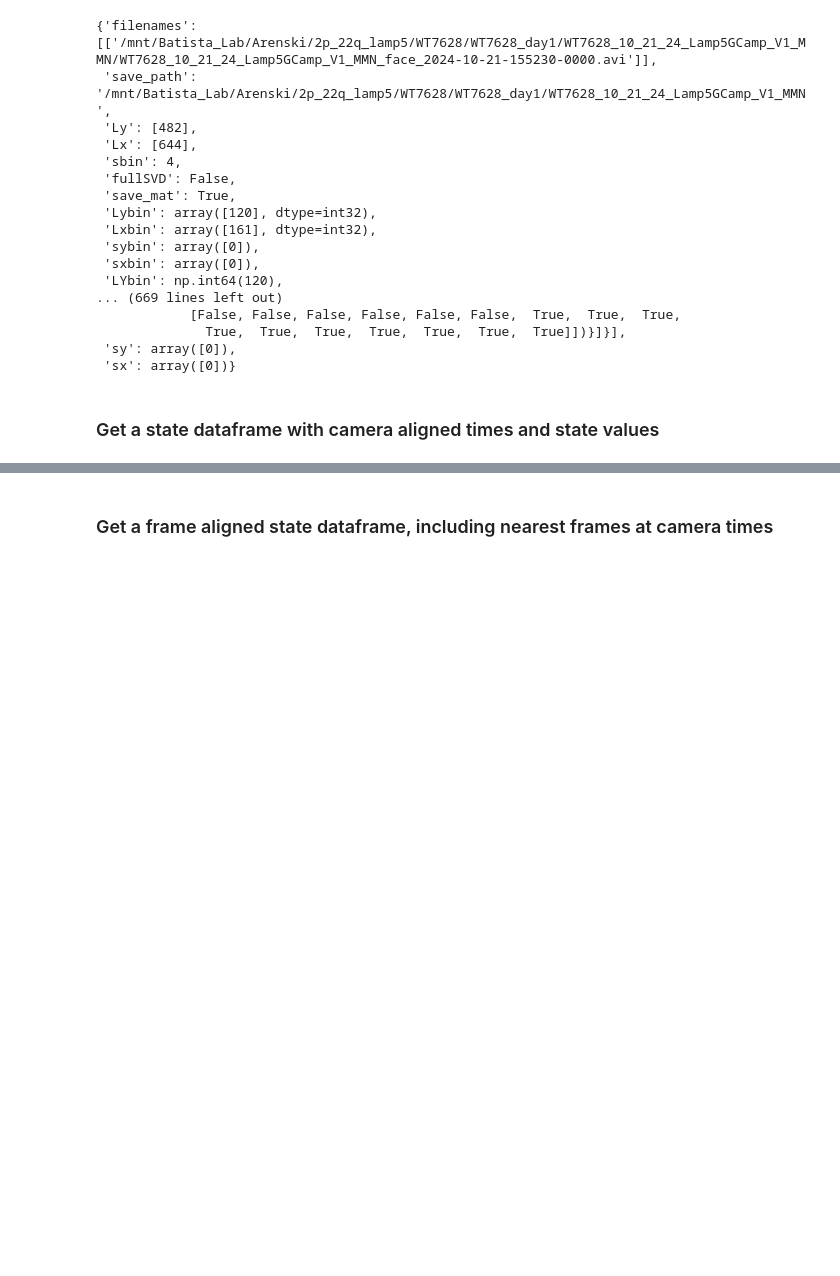
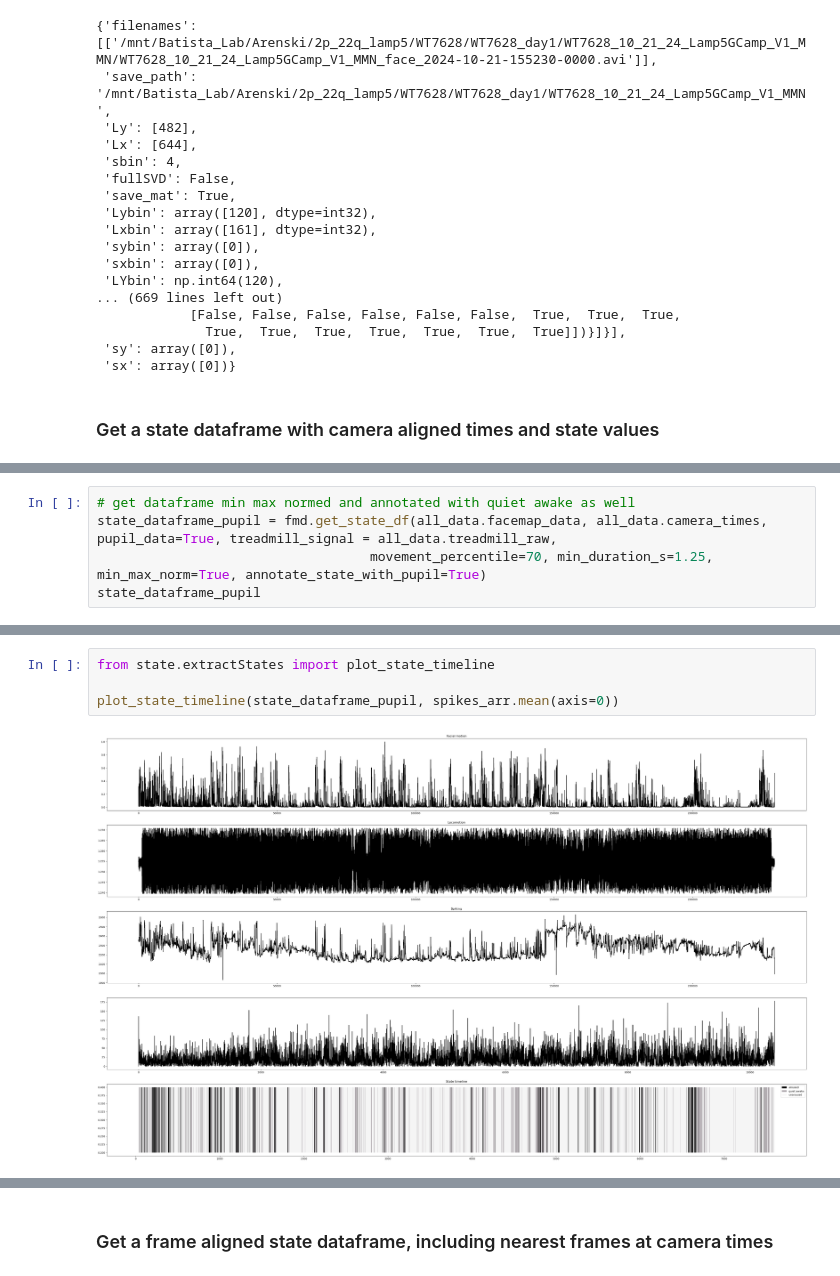
Before and after one commit to giannamattessich/BB_2P_Pipeline, a Jupyter notebook: tutorial.ipynb, the cells around one changed output, grey strips where cells are left out. Drawn from its saved outputs; the diff is of its cells as text; blank space fills up the shorter version.

```diff
--- a/tutorial.ipynb
+++ b/tutorial.ipynb
@@ -240,0 +270,5 @@ NameError: name 'all_data' is not defined
+# %%
+# get dataframe min max normed and annotated with quiet awake as well
+state_dataframe_pupil = fmd.get_state_df(all_data.facemap_data, all_data.camera_times, pupil_data=True, treadmill_signal = all_data.treadmill_raw,
+                                   movement_percentile=70, min_duration_s=1.25, min_max_norm=True, annotate_state_with_pupil=True)
+state_dataframe_pupil
@@ -240,0 +316,6 @@ NameError: name 'all_data' is not defined
+# %%
+from state.extractStates import plot_state_timeline
+
+plot_state_timeline(state_dataframe_pupil, spikes_arr.mean(axis=0))
+# %% [output]
+[figure, added]
```
Also changed, not shown: parts of 14 cells of this notebook, 10 other files.
